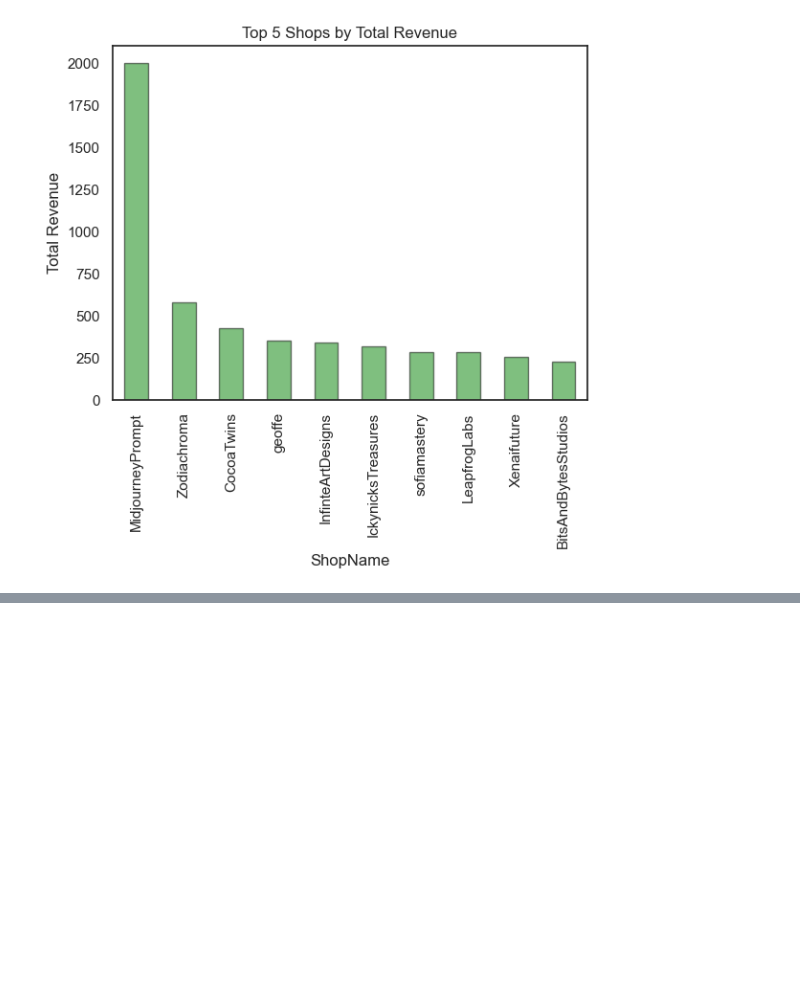
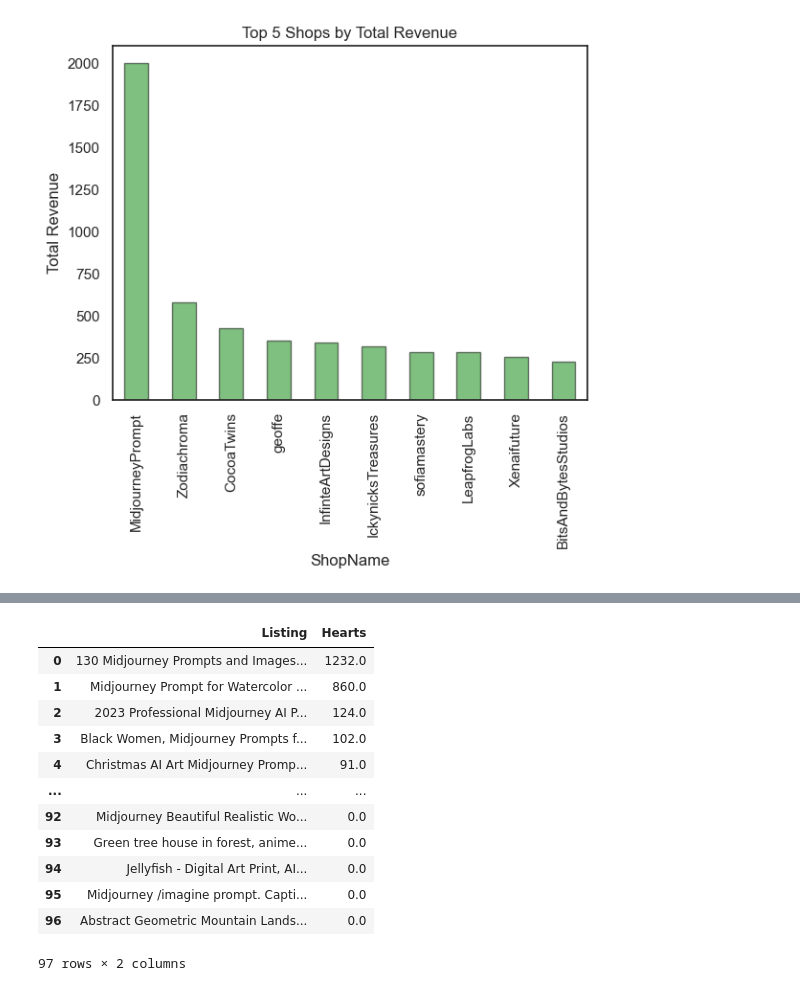
Before and after one commit to gupta-aayushkr/Etsy-Market-Analysis, a Jupyter notebook: EDA.ipynb, the cells around one changed output, grey strips where cells are left out. Saved outputs shown, nothing was run; the diff lists cells and outputs as text; code cells hidden in the pictures; blank space fills up the shorter version.

```diff
--- a/EDA.ipynb
+++ b/EDA.ipynb
@@ -750,0 +759,16 @@ df[(df["ShopName"].isin(Top5Shops)) & (df["Listing Age (Days)"] < 50)].sort_valu
+# %%
+df.groupby("Listing")["Hearts"].sum().sort_values(ascending=False).reset_index()
+# %% [output]
+|  | Listing | Hearts |
+| 0 | 130 Midjourney Prompts and Images... | 1232.0 |
+| 1 | Midjourney Prompt for Watercolor ... | 860.0 |
+| 2 | 2023 Professional Midjourney AI P... | 124.0 |
+| 3 | Black Women, Midjourney Prompts f... | 102.0 |
+| 4 | Christmas AI Art Midjourney Promp... | 91.0 |
+| ... | ... | ... |
+| 92 | Midjourney Beautiful Realistic Wo... | 0.0 |
+| 93 | Green tree house in forest, anime... | 0.0 |
+| 94 | Jellyfish - Digital Art Print, AI... | 0.0 |
+| 95 | Midjourney /imagine prompt. Capti... | 0.0 |
+| 96 | Abstract Geometric Mountain Lands... | 0.0 |
+97 rows × 2 columns
```
Also changed, not shown: parts of 25 cells of this notebook.
